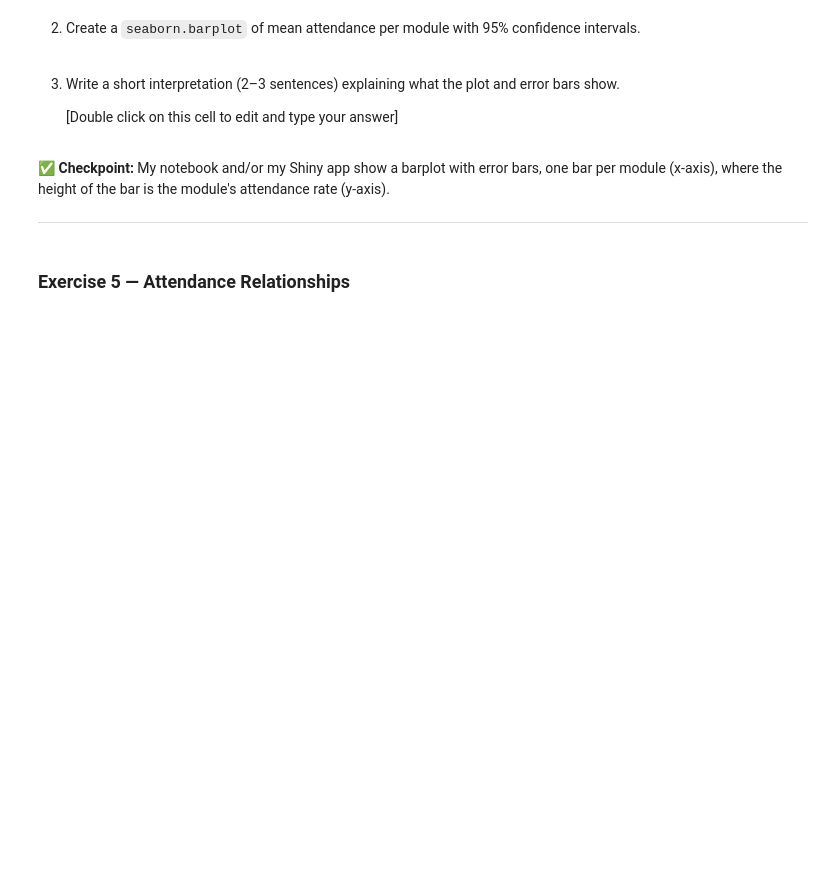
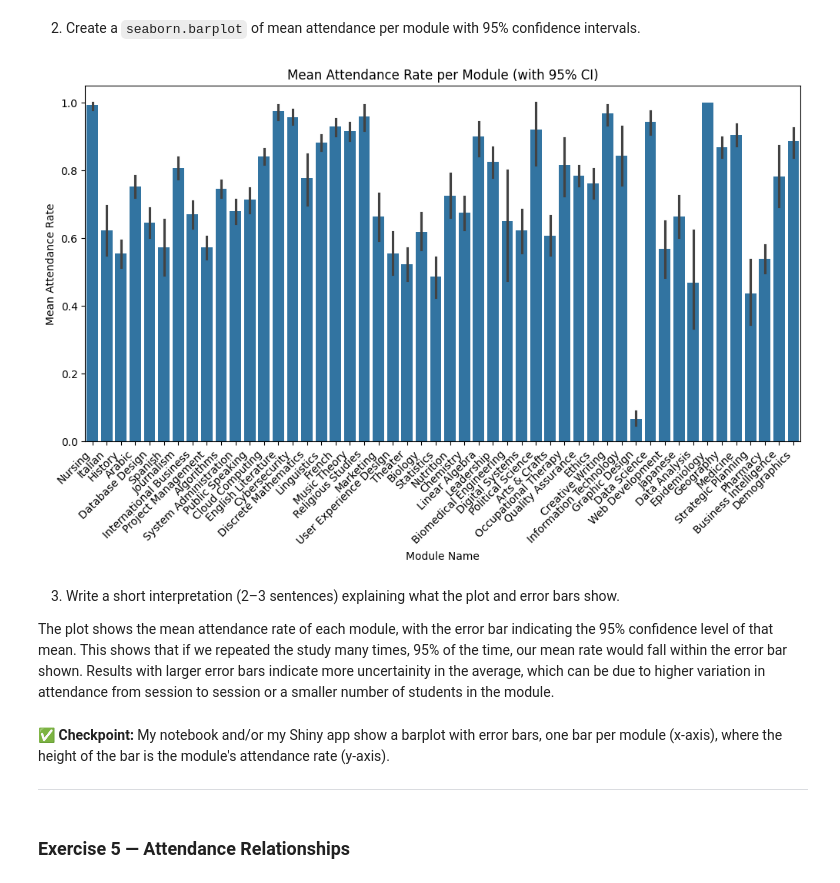
Before and after one commit to 32juan/summative1, a Jupyter notebook: summative1-1.ipynb, the cells around one changed output. Cells and saved outputs as stored; diff of their text form; code cells hidden in the pictures; blank space fills up the shorter version.

```diff
--- a/summative1-1.ipynb
+++ b/summative1-1.ipynb
@@ -327,12 +335,25 @@ df[['Person Code', 'Student Overall Attendance', 'Standardised Student Overall A
 # %% [markdown]
 2. Create a `seaborn.barplot` of mean attendance per module with 95% confidence intervals.
 # %%
-# your code here
-...
+plt.figure(figsize=(12,6))
+sns.barplot(
+    data=df,
+    x='Module Name',
+    y='Attended',
+    errorbar=('ci', 95),
+    estimator='mean'
+)
+plt.title("Mean Attendance Rate per Module (with 95% CI)")
+plt.ylabel("Mean Attendance Rate")
+plt.xlabel("Module Name")
+plt.xticks(rotation=45, ha='right')
+plt.show()
+# %% [output]
+[figure, added]
 # %% [markdown]
 3. Write a short interpretation (2–3 sentences) explaining what the plot and error bars show.
 
-    [Double click on this cell to edit and type your answer]
+The plot shows the mean attendance rate of each module, with the error bar indicating the 95% confidence level of that mean. This shows that if we repeated the study many times, 95% of the time, our mean rate would fall within the error bar shown. Results with larger error bars indicate more uncertainity in the average, which can be due to higher variation in attendance from session to session or a smaller number of students in the module.
 # %% [markdown]
 ✅ **Checkpoint:** My notebook and/or my Shiny app show a barplot with error bars, one bar per module (x-axis), where the height of the bar is the module's attendance rate (y-axis).
 
```
Also changed, not shown: parts of 10 cells of this notebook.
